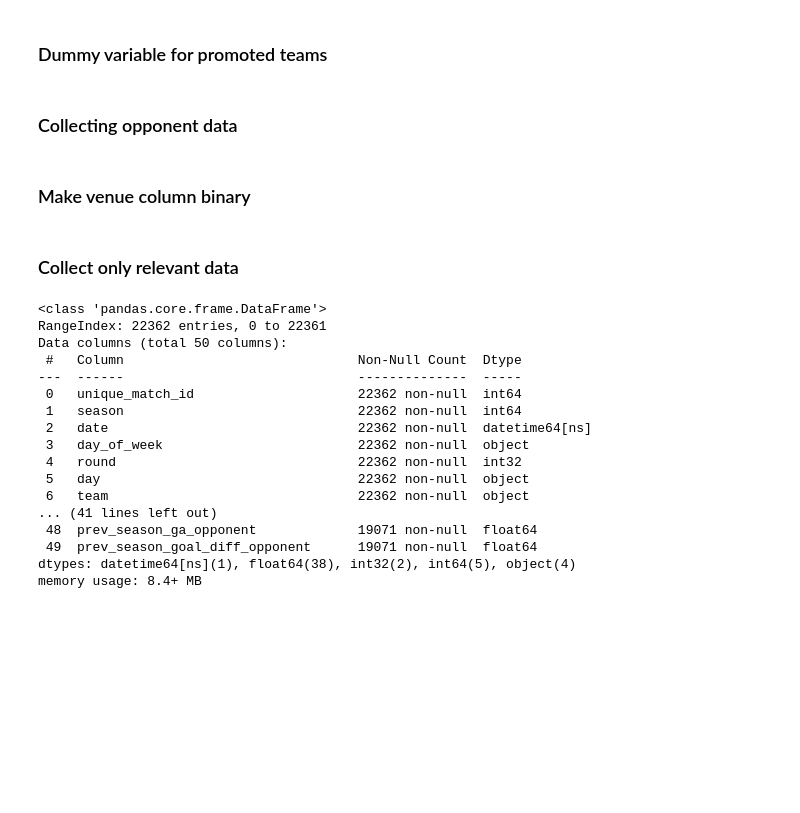
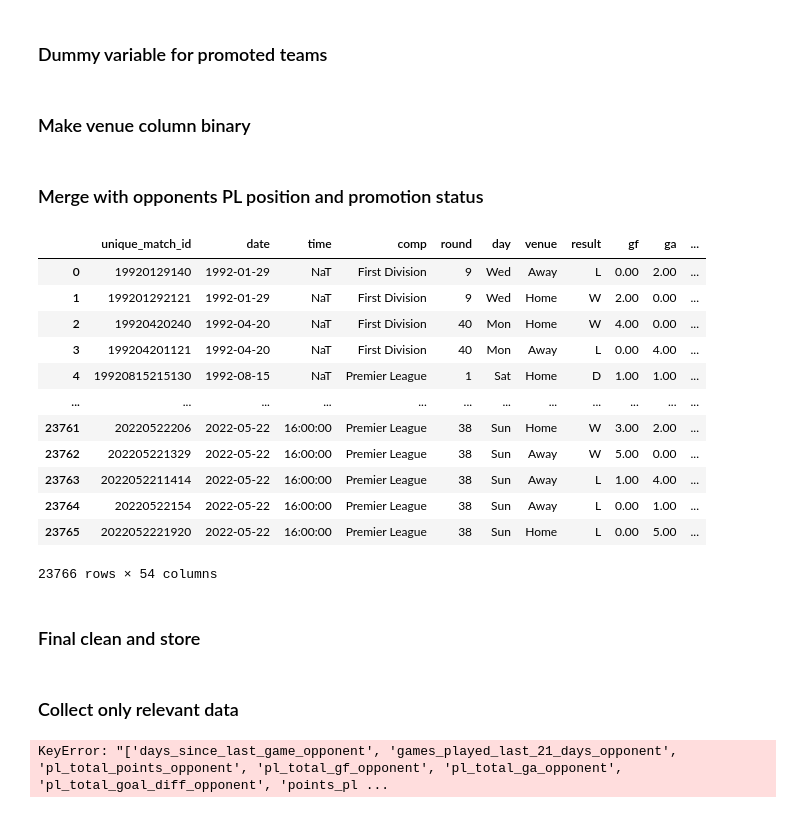
Before and after one commit to lucelsby/EPL-Prediction, a Jupyter notebook: notebooks/02_Initial_Data_Processing_And_Feature_Engineering.ipynb, the cells around one changed output. Saved outputs shown, nothing was run; the diff lists cells and outputs as text; code cells hidden in the pictures; blank space fills up the shorter version.

```diff
--- a/notebooks/02_Initial_Data_Processing_And_Feature_Engineering.ipynb
+++ b/notebooks/02_Initial_Data_Processing_And_Feature_Engineering.ipynb
@@ -222,7 +222,7 @@ def calculate_league_position(data):
             temp = temp_df[(temp_df['season'] == season) & (temp_df['matchweek'] == matchweek)].copy()
             temp.sort_values(['pl_total_points', 'pl_total_goal_diff', 'team'], ascending=[False, False, True], inplace=True)
             temp['rank'] = range(1, len(temp) + 1)
-            temp = temp[temp['rank'] <= 20]  # Discard ranks greater than 20
+            temp.loc[temp['rank'] > 20, 'rank'] = 20  # Replace ranks greater than 20 with 20
             ranks = pd.concat([ranks, temp])
 
     # Replace rank of first matchweek with NaN in the 'temp_df' dataframe
@@ -247,7 +247,7 @@ matches['pl_position'] = matches['pl_position'].astype(float)
 matches_sorted = matches.sort_values(['date']).copy()
 
 # Create a set identifier for each match (sorted alphabetically to ensure that the same set represents the same pair of teams regardless of home/away status)
-matches_sorted['set_identifier'] = matches_sorted.apply(lambda row: ''.join(sorted([row['team'], row['opponent']])), axis=1)
+matches_sorted['set_identifier'] = matches_sorted['team'] + matches_sorted['opponent']
 
 # Calculate last h2h result
 matches_sorted['last_h2h'] = matches_sorted.groupby('set_identifier')['points'].transform(lambda x: x.shift())
@@ -256,7 +256,7 @@ matches_sorted['last_h2h'] = matches_sorted.groupby('set_identifier')['points'].
 matches_sorted['last_h2h_form'] = matches_sorted.groupby('set_identifier')['points'].rolling(window=5, min_periods=1, closed = 'left').mean().reset_index(level=0, drop=True)
 
 # Create a venue identifier (including the venue in the identifier)
-matches_sorted['venue_identifier'] = matches_sorted.apply(lambda row: ''.join(sorted([row['team'], row['opponent'], row['venue']])), axis=1)
+matches_sorted['venue_identifier'] = matches_sorted['team'] + matches_sorted['opponent'] +  matches_sorted['venue']
 
 # Calculate last h2h result at same venue
 matches_sorted['last_h2h_venue'] = matches_sorted.groupby('venue_identifier')['points'].transform(lambda x: x.shift())
@@ -328,20 +328,37 @@ for i, season in enumerate(unique_seasons):
 
         # Update the 'promoted' column for teams not present in the previous season
         matches.loc[(matches['season'] == season) & (~current_season_teams.isin(prev_season_teams)), 'promoted'] = 1
-# %% [markdown]
-### Collecting opponent data
-# %%
-# Select the columns to calculate for the opponent
-opponent_columns = ['date', 'team', 'opponent', 'days_since_last_game', 'games_played_last_21_days', 'pl_total_points', 'pl_total_gf',
-                    'pl_total_ga', 'pl_total_goal_diff', 'pl_position', 'points_pl_form', 'gf_pl_form',
-                    'ga_pl_form', 'poss_pl_form', 'xg_pl_form', 'xga_pl_form', 'prev_season_points',
-                    'prev_season_gf', 'prev_season_ga', 'prev_season_goal_diff', 'promoted']
-
-
-# Merge original data with data from the opponent
-matches = matches.merge(matches[opponent_columns], left_on=['date', 'team', 'opponent'], right_on=['date', 'opponent', 'team'],
-                          suffixes=('', '_opponent'))
 # %% [markdown]
 ### Make venue column binary
 # %%
 matches['home'] = np.where(matches['venue'] == 'Home', 1, 0)
+# %% [markdown]
+### Merge with opponents PL position and promotion status
+# %%
+# Select the columns to calculate for the opponent
+opponent_column_ = ['date', 'team', 'opponent', 'days_since_last_game', 'games_played_last_21_days', 'pl_total_points', 'pl_total_gf',
+                    'pl_total_ga', 'pl_total_goal_diff', 'pl_position', 'points_pl_form', 'gf_pl_form',
+                    'ga_pl_form', 'poss_pl_form', 'xg_pl_form', 'xga_pl_form', 'prev_season_points',
+                    'prev_season_gf', 'prev_season_ga', 'prev_season_goal_diff', 'promoted']
+
+
+# Merge original data with data from the opponent
+matches = matches.merge(matches[['date', 'team', 'opponent', 'promoted', 'pl_position']], left_on=['date', 'team', 'opponent'], right_on=['date', 'opponent', 'team'],
+                          suffixes=('', '_opponent'))
+matches
+# %% [output]
+|  | unique_match_id | date | time | comp | round | day | venue | result | gf | ga | ... |
+| 0 | 19920129140 | 1992-01-29 | NaT | First Division | 9 | Wed | Away | L | 0.00 | 2.00 | ... |
+| 1 | 199201292121 | 1992-01-29 | NaT | First Division | 9 | Wed | Home | W | 2.00 | 0.00 | ... |
+| 2 | 19920420240 | 1992-04-20 | NaT | First Division | 40 | Mon | Home | W | 4.00 | 0.00 | ... |
+| 3 | 199204201121 | 1992-04-20 | NaT | First Division | 40 | Mon | Away | L | 0.00 | 4.00 | ... |
+| 4 | 19920815215130 | 1992-08-15 | NaT | Premier League | 1 | Sat | Home | D | 1.00 | 1.00 | ... |
+| ... | ... | ... | ... | ... | ... | ... | ... | ... | ... | ... | ... |
+| 23761 | 20220522206 | 2022-05-22 | 16:00:00 | Premier League | 38 | Sun | Home | W | 3.00 | 2.00 | ... |
+| 23762 | 202205221329 | 2022-05-22 | 16:00:00 | Premier League | 38 | Sun | Away | W | 5.00 | 0.00 | ... |
+| 23763 | 2022052211414 | 2022-05-22 | 16:00:00 | Premier League | 38 | Sun | Away | L | 1.00 | 4.00 | ... |
+| 23764 | 20220522154 | 2022-05-22 | 16:00:00 | Premier League | 38 | Sun | Away | L | 0.00 | 1.00 | ... |
+| 23765 | 2022052221920 | 2022-05-22 | 16:00:00 | Premier League | 38 | Sun | Home | L | 0.00 | 5.00 | ... |
+23766 rows × 54 columns
+# %% [markdown]
+### Final clean and store
@@ -358,29 +392,5 @@ matches_final = matches[['unique_match_id','season','date', 'day_of_week','round
                         'days_since_last_game_opponent','games_played_last_21_days_opponent','pl_total_points_opponent','pl_total_gf_opponent','pl_total_ga_opponent','pl_total_goal_diff_opponent','pl_position_opponent',
                          'points_pl_form_opponent','gf_pl_form_opponent', 'ga_pl_form_opponent', 'poss_pl_form_opponent','xg_pl_form_opponent', 'xga_pl_form_opponent','prev_season_points_opponent', 'prev_season_gf_opponent',
                          'prev_season_ga_opponent', 'prev_season_goal_diff_opponent']]
-
-# remove the first premier league season from the data frame as we dont have enough data
-matches_final = matches_final[matches_final['season'] != 1993].reset_index(drop=True)
-
-# convert round to int
-matches_final['round'] = matches_final['round'].astype(int)
-
-matches_final.info()
 # %% [output]
-<class 'pandas.core.frame.DataFrame'>
-RangeIndex: 22362 entries, 0 to 22361
-Data columns (total 50 columns):
- #   Column                              Non-Null Count  Dtype
----  ------                              --------------  -----
- 0   unique_match_id                     22362 non-null  int64
- 1   season                              22362 non-null  int64
- 2   date                                22362 non-null  datetime64[ns]
- 3   day_of_week                         22362 non-null  object
- 4   round                               22362 non-null  int32
- 5   day                                 22362 non-null  object
- 6   team                                22362 non-null  object
-... (41 lines left out)
- 48  prev_season_ga_opponent             19071 non-null  float64
- 49  prev_season_goal_diff_opponent      19071 non-null  float64
-dtypes: datetime64[ns](1), float64(38), int32(2), int64(5), object(4)
-memory usage: 8.4+ MB
+KeyError: "['days_since_last_game_opponent', 'games_played_last_21_days_opponent', 'pl_total_points_opponent', 'pl_total_gf_opponent', 'pl_total_ga_opponent', 'pl_total_goal_diff_opponent', 'points_pl ...
```
Also changed, not shown: parts of 3 cells of this notebook, 8 other files.
